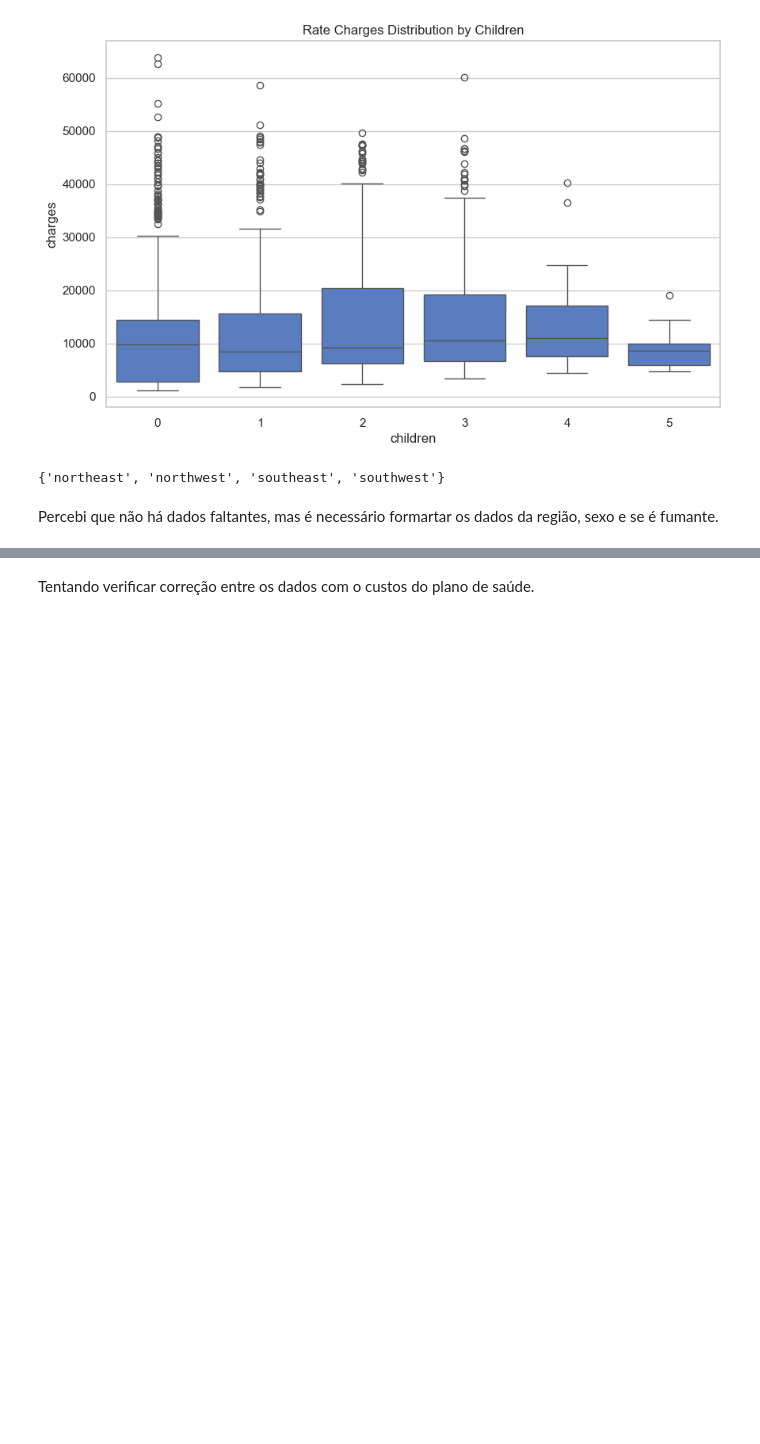
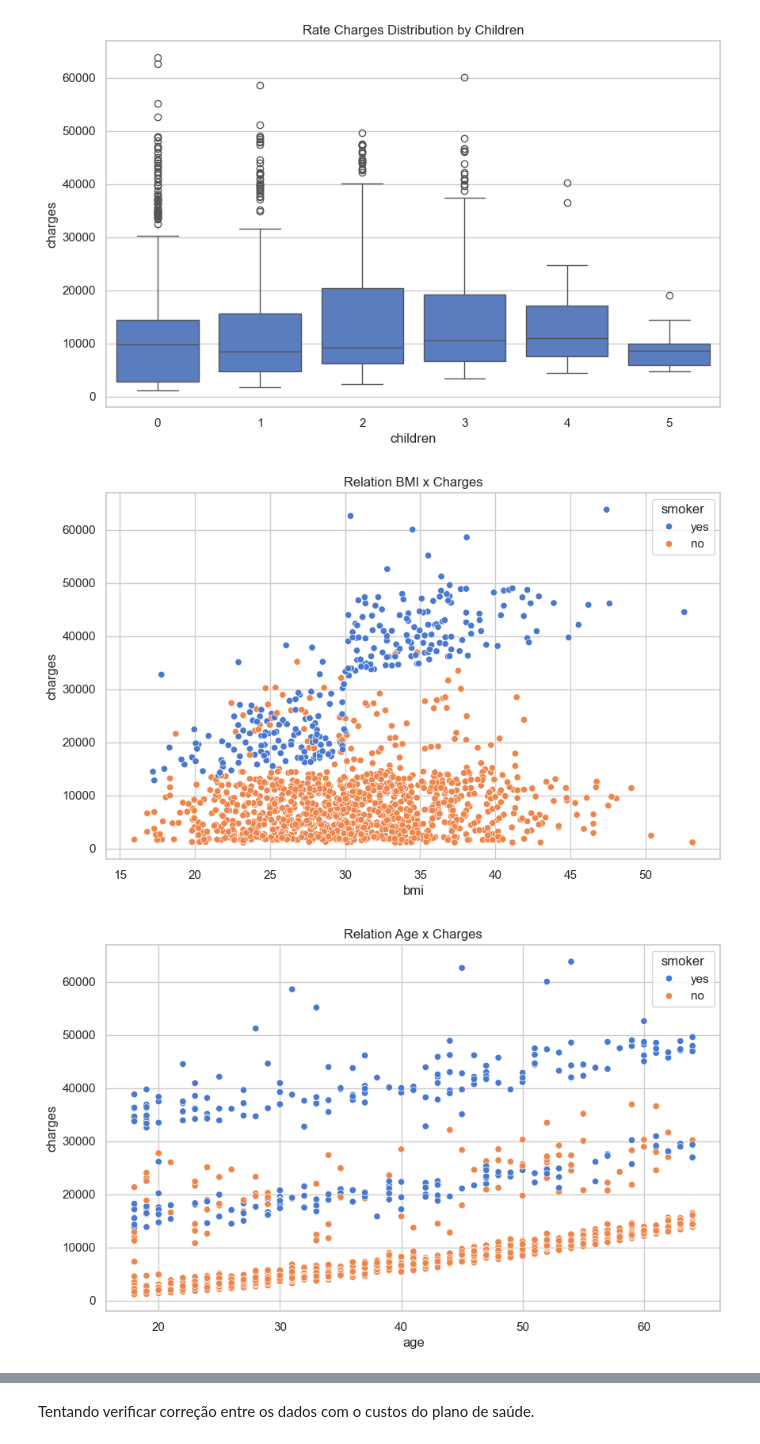
Before and after one commit to lucasrarruda/AI4DEV, a Jupyter notebook: Phase1/ML_Challenge/InsuranceValuePrediction.ipynb, the cells around one changed output, grey strips where cells are left out. Saved outputs shown, nothing was run; the diff lists cells and outputs as text; code cells hidden in the pictures; blank space fills up the shorter version.

Commit message:
Finished data analysis

```diff
--- a/Phase1/ML_Challenge/InsuranceValuePrediction.ipynb
+++ b/Phase1/ML_Challenge/InsuranceValuePrediction.ipynb
@@ -105,9 +108,18 @@ compare_charges_distribution(xlabel="children", ylabel="charges", title="Rate Ch
 [figure]
 [figure]
 [figure]
-# %%
-set(dataset['region'])
-# %% [output]
-{'northeast', 'northwest', 'southeast', 'southwest'}
-# %% [markdown]
-Percebi que não há dados faltantes, mas é necessário formartar os dados da região, sexo e se é fumante.
+# %%
+def scatter_charger_distribution(xlabel, title):
+    ylabel = "charges"
+    plt.figure(figsize=(10, 6))
+    sb.scatterplot(x=xlabel, y=ylabel, data=dataset, hue="smoker")
+    plt.title(title)
+    plt.xlabel(xlabel)
+    plt.ylabel(ylabel)
+    plt.show()
+
+scatter_charger_distribution(xlabel="bmi", title="Relation BMI x Charges")
+scatter_charger_distribution(xlabel="age", title="Relation Age x Charges")
+# %% [output]
+[figure, added]
+[figure, added]
```
Also changed, not shown: parts of 10 cells of this notebook.
